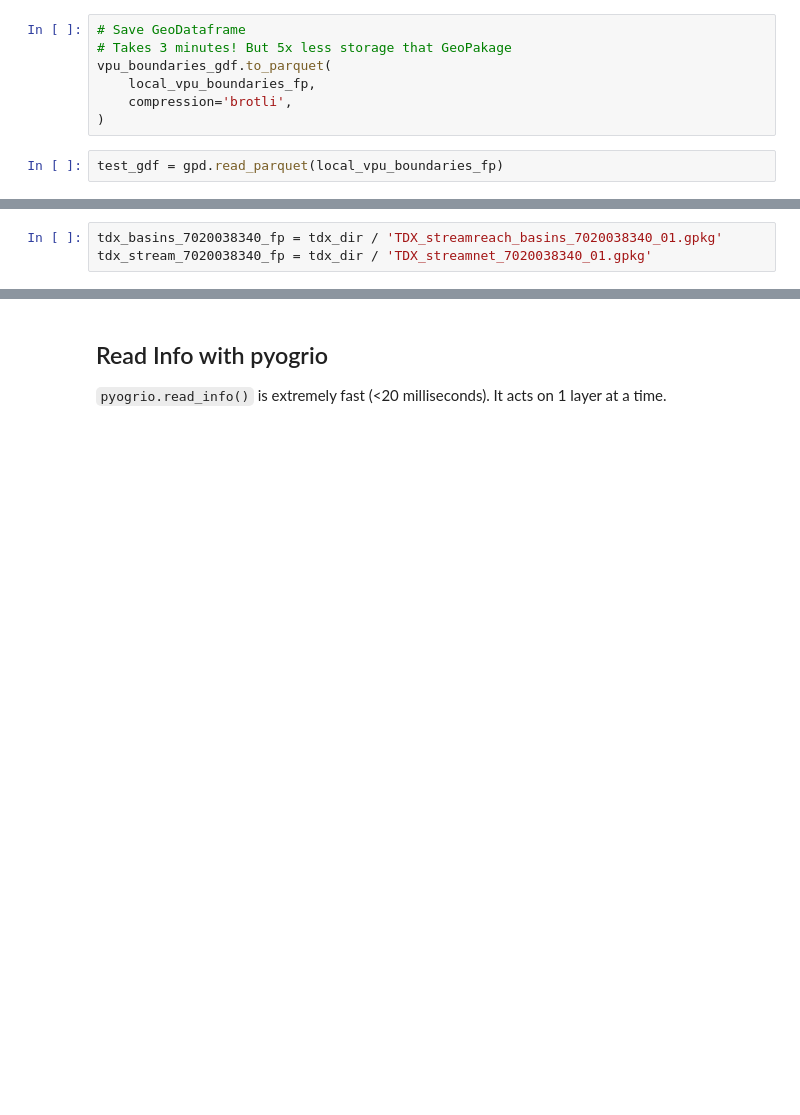
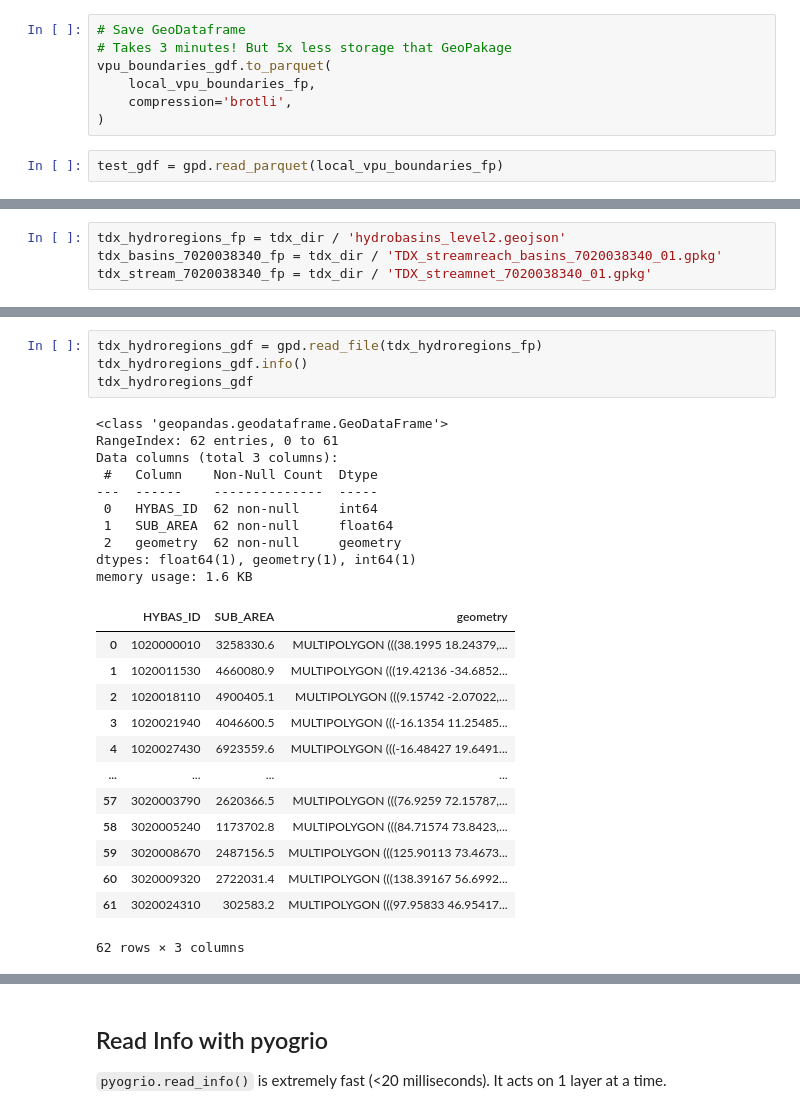
Before and after one commit to WikiWatershed/global-hydrography, a Jupyter notebook: sandbox/explore_data_sources.ipynb, the cells around one changed output, grey strips where cells are left out. Saved outputs shown, nothing was run; the diff lists cells and outputs as text; blank space fills up the shorter version.

```diff
--- a/sandbox/explore_data_sources.ipynb
+++ b/sandbox/explore_data_sources.ipynb
@@ -1009,3 +1031,4 @@ local_fs.ls(tdx_dir)
 # %%
+tdx_hydroregions_fp = tdx_dir / 'hydrobasins_level2.geojson'
 tdx_basins_7020038340_fp = tdx_dir / 'TDX_streamreach_basins_7020038340_01.gpkg'
 tdx_stream_7020038340_fp = tdx_dir / 'TDX_streamnet_7020038340_01.gpkg'
@@ -1011,0 +1043,28 @@ tdx_stream_7020038340_fp = tdx_dir / 'TDX_streamnet_7020038340_01.gpkg'
+# %%
+tdx_hydroregions_gdf = gpd.read_file(tdx_hydroregions_fp)
+tdx_hydroregions_gdf.info()
+tdx_hydroregions_gdf
+# %% [output]
+<class 'geopandas.geodataframe.GeoDataFrame'>
+RangeIndex: 62 entries, 0 to 61
+Data columns (total 3 columns):
+ #   Column    Non-Null Count  Dtype
+---  ------    --------------  -----
+ 0   HYBAS_ID  62 non-null     int64
+ 1   SUB_AREA  62 non-null     float64
+ 2   geometry  62 non-null     geometry
+dtypes: float64(1), geometry(1), int64(1)
+memory usage: 1.6 KB
+|  | HYBAS_ID | SUB_AREA | geometry |
+| 0 | 1020000010 | 3258330.6 | MULTIPOLYGON (((38.1995 18.24379,... |
+| 1 | 1020011530 | 4660080.9 | MULTIPOLYGON (((19.42136 -34.6852... |
+| 2 | 1020018110 | 4900405.1 | MULTIPOLYGON (((9.15742 -2.07022,... |
+| 3 | 1020021940 | 4046600.5 | MULTIPOLYGON (((-16.1354 11.25485... |
+| 4 | 1020027430 | 6923559.6 | MULTIPOLYGON (((-16.48427 19.6491... |
+| ... | ... | ... | ... |
+| 57 | 3020003790 | 2620366.5 | MULTIPOLYGON (((76.9259 72.15787,... |
+| 58 | 3020005240 | 1173702.8 | MULTIPOLYGON (((84.71574 73.8423,... |
+| 59 | 3020008670 | 2487156.5 | MULTIPOLYGON (((125.90113 73.4673... |
+| 60 | 3020009320 | 2722031.4 | MULTIPOLYGON (((138.39167 56.6992... |
+| 61 | 3020024310 | 302583.2 | MULTIPOLYGON (((97.95833 46.95417... |
+62 rows × 3 columns
```
Also changed, not shown: parts of 21 cells of this notebook, 6 other files.
